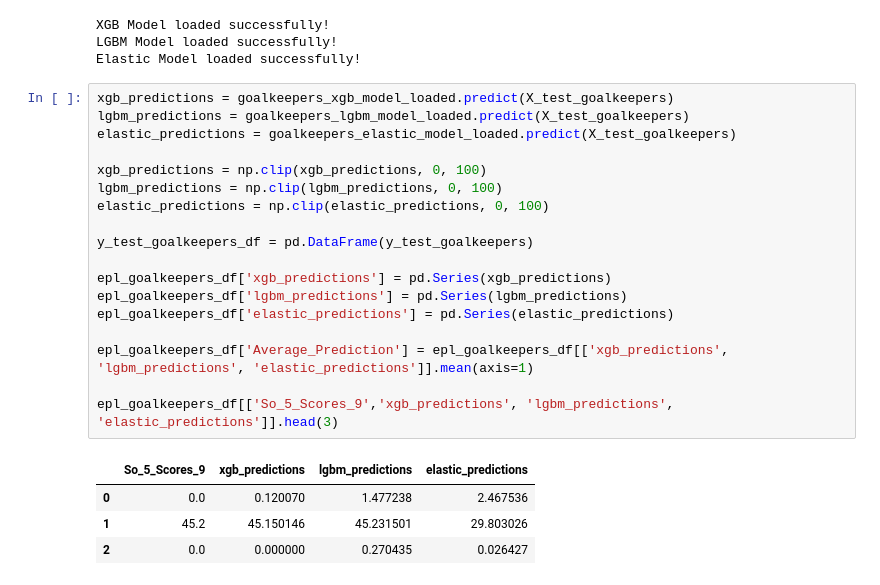
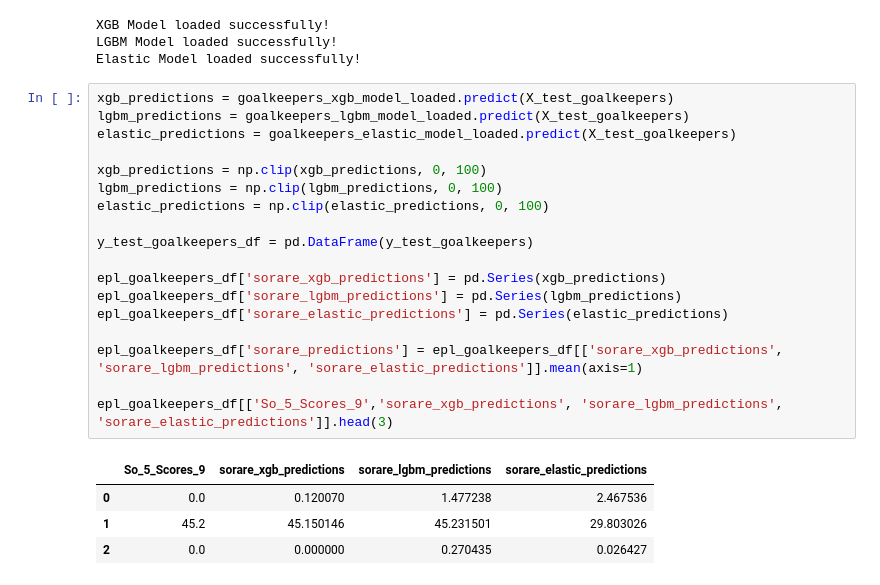
Before and after one commit to dfquinn23/Project_2, a Jupyter notebook: sorare/01_goalkeepers.ipynb, the cells around one changed output. Drawn from its saved outputs; the diff is of its cells as text.

Commit message:
updated predictions columns for sorare

```diff
--- a/sorare/01_goalkeepers.ipynb
+++ b/sorare/01_goalkeepers.ipynb
@@ -257,23 +257,23 @@ Elastic Model loaded successfully!
 # %%
 xgb_predictions = goalkeepers_xgb_model_loaded.predict(X_test_goalkeepers)
 lgbm_predictions = goalkeepers_lgbm_model_loaded.predict(X_test_goalkeepers)
 elastic_predictions = goalkeepers_elastic_model_loaded.predict(X_test_goalkeepers)
 
 xgb_predictions = np.clip(xgb_predictions, 0, 100)
 lgbm_predictions = np.clip(lgbm_predictions, 0, 100)
 elastic_predictions = np.clip(elastic_predictions, 0, 100)
 
 y_test_goalkeepers_df = pd.DataFrame(y_test_goalkeepers)
 
-epl_goalkeepers_df['xgb_predictions'] = pd.Series(xgb_predictions)
-epl_goalkeepers_df['lgbm_predictions'] = pd.Series(lgbm_predictions)
-epl_goalkeepers_df['elastic_predictions'] = pd.Series(elastic_predictions)
+epl_goalkeepers_df['sorare_xgb_predictions'] = pd.Series(xgb_predictions)
+epl_goalkeepers_df['sorare_lgbm_predictions'] = pd.Series(lgbm_predictions)
+epl_goalkeepers_df['sorare_elastic_predictions'] = pd.Series(elastic_predictions)
 
-epl_goalkeepers_df['Average_Prediction'] = epl_goalkeepers_df[['xgb_predictions', 'lgbm_predictions', 'elastic_predictions']].mean(axis=1)
+epl_goalkeepers_df['sorare_predictions'] = epl_goalkeepers_df[['sorare_xgb_predictions', 'sorare_lgbm_predictions', 'sorare_elastic_predictions']].mean(axis=1)
 
-epl_goalkeepers_df[['So_5_Scores_9','xgb_predictions', 'lgbm_predictions', 'elastic_predictions']].head(3)
+epl_goalkeepers_df[['So_5_Scores_9','sorare_xgb_predictions', 'sorare_lgbm_predictions', 'sorare_elastic_predictions']].head(3)
 # %% [output]
-|  | So_5_Scores_9 | xgb_predictions | lgbm_predictions | elastic_predictions |
+|  | So_5_Scores_9 | sorare_xgb_predictions | sorare_lgbm_predictions | sorare_elastic_predictions |
 | 0 | 0.0 | 0.120070 | 1.477238 | 2.467536 |
 | 1 | 45.2 | 45.150146 | 45.231501 | 29.803026 |
 | 2 | 0.0 | 0.000000 | 0.270435 | 0.026427 |
```
Also changed, not shown: parts of 3 cells of this notebook, 9 other files.
